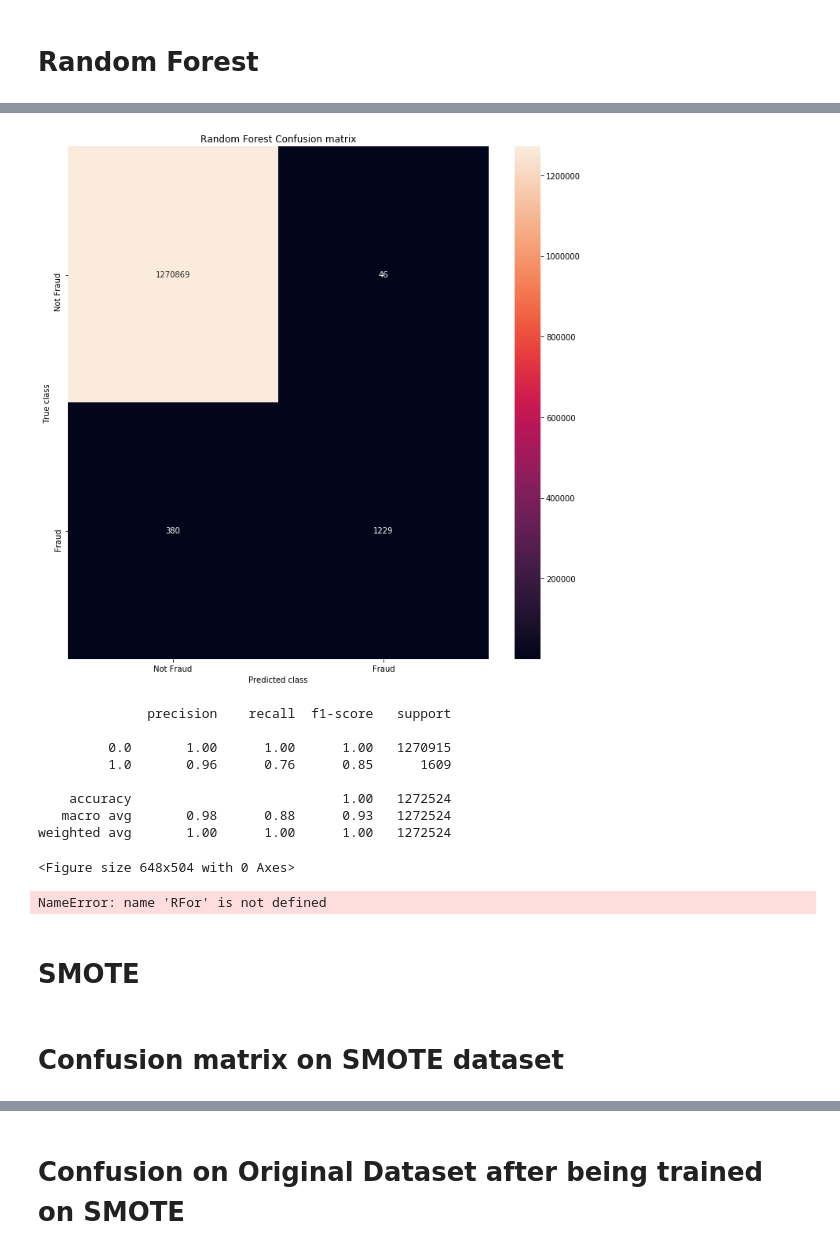
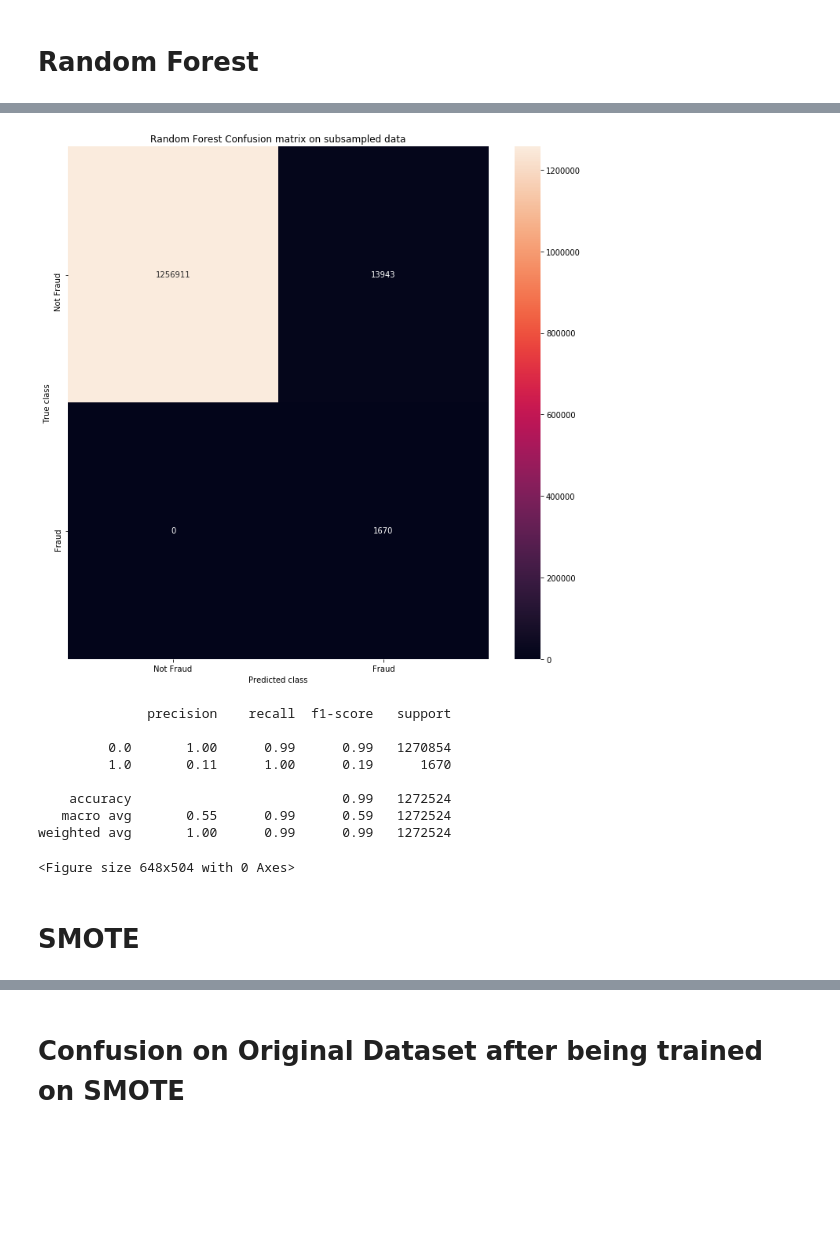
Before and after one commit to ColbyMainard/FraudDetectorCSCE676, a Jupyter notebook: Bank Transactions Analysis.ipynb, the cells around one changed output, grey strips where cells are left out. Saved outputs shown, nothing was run; the diff lists cells and outputs as text; code cells hidden in the pictures; blank space fills up the shorter version.

```diff
--- a/Bank Transactions Analysis.ipynb
+++ b/Bank Transactions Analysis.ipynb
@@ -555,53 +557,32 @@ comb_data = np.hstack((non_transaction_type_data, transaction_type_data))
 
 # Train/Test split
 X_train, X_test, y_train, y_test = train_test_split(comb_data, fraud_truth_value, test_size=0.20)
-# %%
-# Random Forest of entire dataset
-RFC = RandomForestClassifier()
-RFC.fit(X_train,y_train)
-
-y_pred = RFC.predict(X_test)
 # %%
+# Confusion Matrix of entire dataset based on model from subsampled data
+y_pred = RFC.predict(X_test)
+
 LABELS = ['Not Fraud', 'Fraud']
 conf_matrix = confusion_matrix(y_test, y_pred)
 plt.figure(figsize=(12, 12))
 sns.heatmap(conf_matrix, xticklabels=LABELS, yticklabels=LABELS, annot=True, fmt="d");
-plt.title("Random Forest Confusion matrix")
+plt.title("Random Forest Confusion matrix on subsampled data")
 plt.ylabel('True class')
 plt.xlabel('Predicted class')
 plt.show()
 plt.figure(figsize=(9, 7))
 
 print(classification_report(y_test, y_pred))
 # %% [output]
-[figure, old version]
+[figure, new version]
               precision    recall  f1-score   support
 
-         0.0       1.00      1.00      1.00   1270915
-         1.0       0.96      0.76      0.85      1609
+         0.0       1.00      0.99      0.99   1270854
+         1.0       0.11      1.00      0.19      1670
 
-    accuracy                           1.00   1272524
-   macro avg       0.98      0.88      0.93   1272524
-weighted avg       1.00      1.00      1.00   1272524
+    accuracy                           0.99   1272524
+   macro avg       0.55      0.99      0.59   1272524
+weighted avg       1.00      0.99      0.99   1272524
 <Figure size 648x504 with 0 Axes>
-# %%
-# Confusion Matrix of entire dataset based on model from subsampled data
-
-y_pred = RFC.predict(X_test)
-
-LABELS = ['Not Fraud', 'Fraud']
-conf_matrix = confusion_matrix(y_test, y_pred)
-plt.figure(figsize=(12, 12))
-sns.heatmap(conf_matrix, xticklabels=LABELS, yticklabels=LABELS, annot=True, fmt="d");
-plt.title("Random Forest Confusion matrix on subsampled data")
-plt.ylabel('True class')
-plt.xlabel('Predicted class')
-plt.show()
-plt.figure(figsize=(9, 7))
-
-print(classification_report(y_test, y_pred))
-# %% [output]
-NameError: name 'RFor' is not defined
 # %% [markdown]
 # SMOTE
 # %%
@@ -618,2 +600,0 @@ y_pred = RFC.predict(X_test)
-# %% [markdown]
-# Confusion matrix on SMOTE dataset
```
Also changed, not shown: parts of 5 cells of this notebook, 1 other file.
